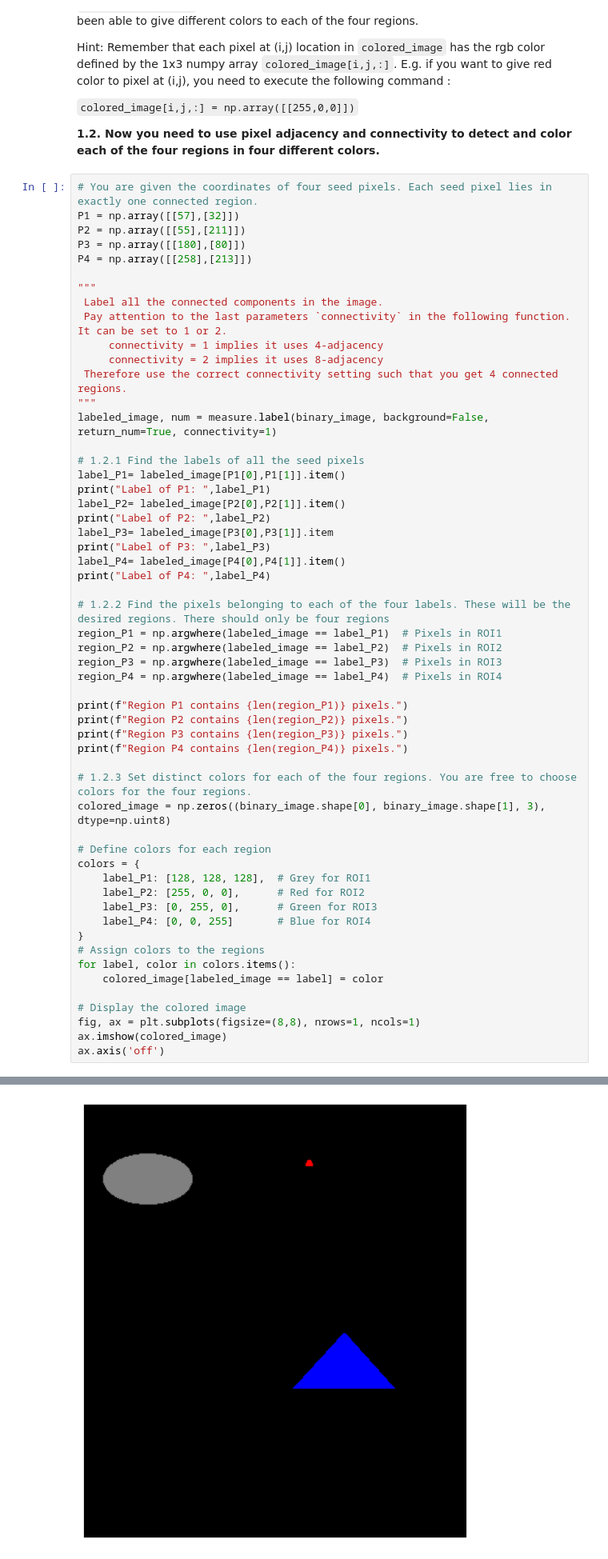
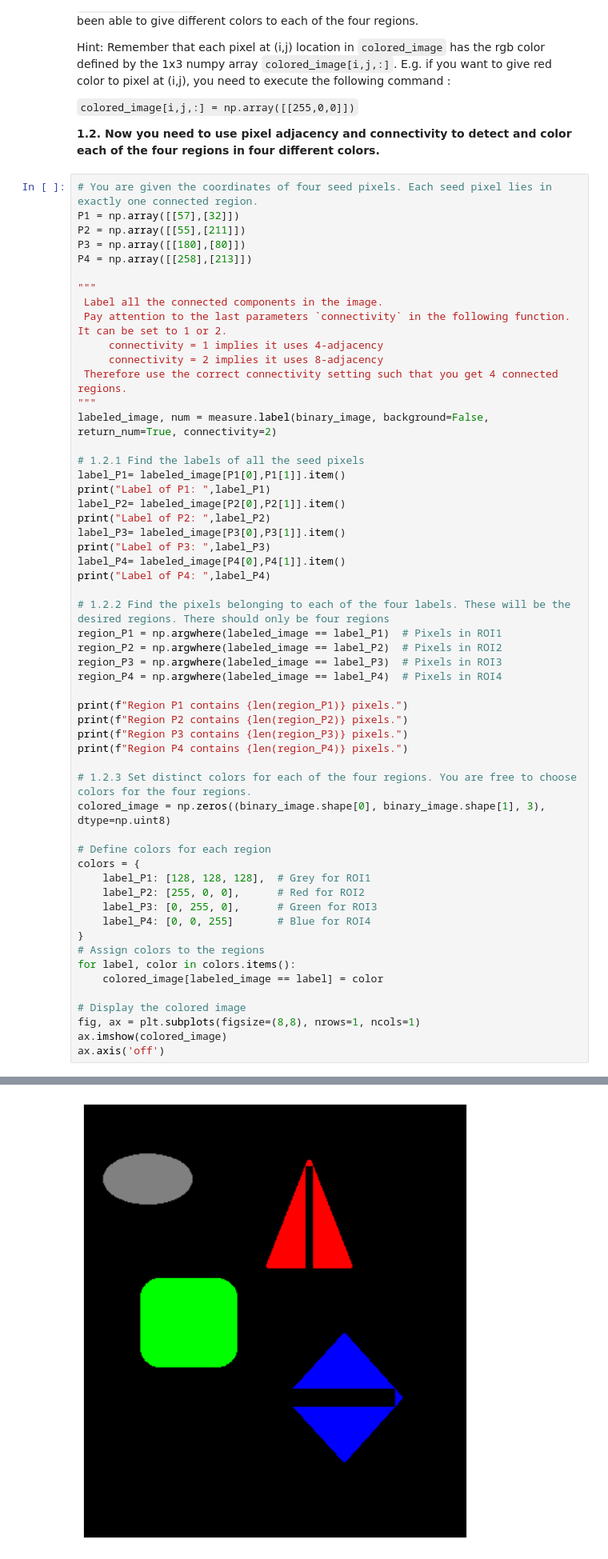
Before and after one commit to hrhm47/Digital_Image_Processing, a Jupyter notebook: Asg1/DIP_PA1.ipynb, the cells around one changed output, grey strips where cells are left out. Shown at 80% size. Saved outputs shown, nothing was run; the diff lists cells and outputs as text.

Commit message:
Detecting, labelling and coloring connected regions

```diff
--- a/Asg1/DIP_PA1.ipynb
+++ b/Asg1/DIP_PA1.ipynb
@@ -92,14 +92,14 @@ P4 = np.array([[258],[213]])
      connectivity = 2 implies it uses 8-adjacency
  Therefore use the correct connectivity setting such that you get 4 connected regions.
 """
-labeled_image, num = measure.label(binary_image, background=False, return_num=True, connectivity=1)
+labeled_image, num = measure.label(binary_image, background=False, return_num=True, connectivity=2)
 
 # 1.2.1 Find the labels of all the seed pixels
 label_P1= labeled_image[P1[0],P1[1]].item()
 print("Label of P1: ",label_P1)
 label_P2= labeled_image[P2[0],P2[1]].item()
 print("Label of P2: ",label_P2)
-label_P3= labeled_image[P3[0],P3[1]].item
+label_P3= labeled_image[P3[0],P3[1]].item()
 print("Label of P3: ",label_P3)
 label_P4= labeled_image[P4[0],P4[1]].item()
 print("Label of P4: ",label_P4)
@@ -145,5 +145,5 @@ Region P4 contains 2561 pixels.
 (np.float64(-0.5), np.float64(358.5), np.float64(406.5), np.float64(-0.5))
-[figure, old version]
+[figure, new version]
 # %% [markdown]
 **Which of the two parameter values, i.e. connectivity=1 or connectivity=2, led to exactly 4 differently colored regions? Why is it so?**
 
```
Also changed, not shown: parts of 1 cell of this notebook.
